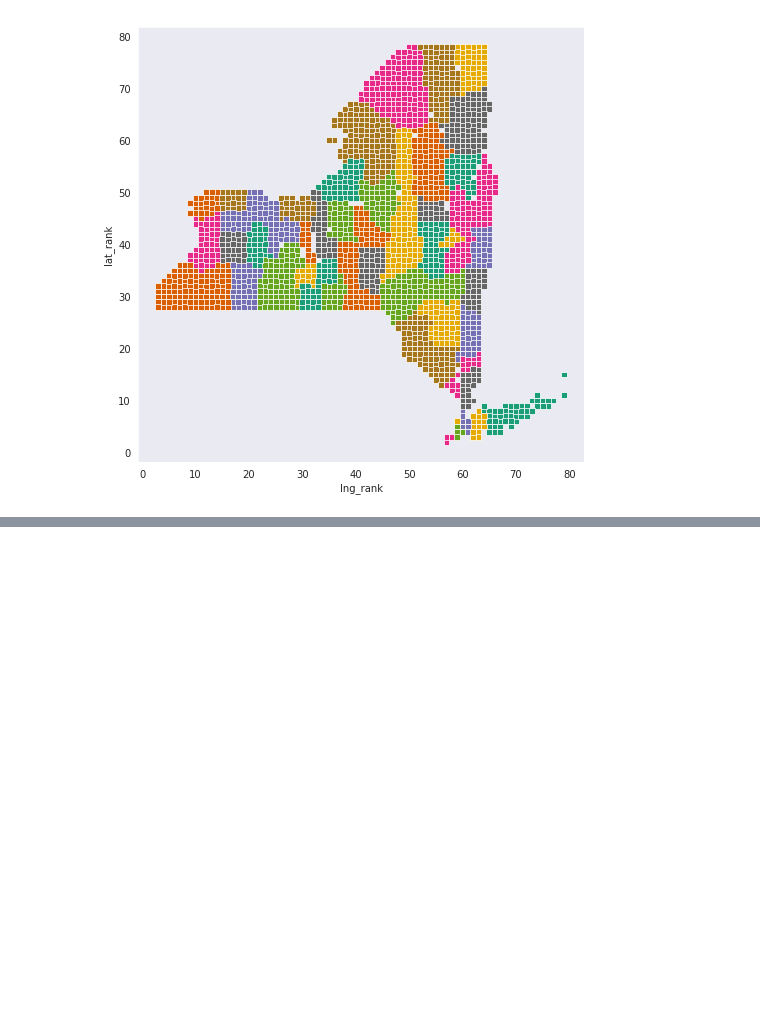
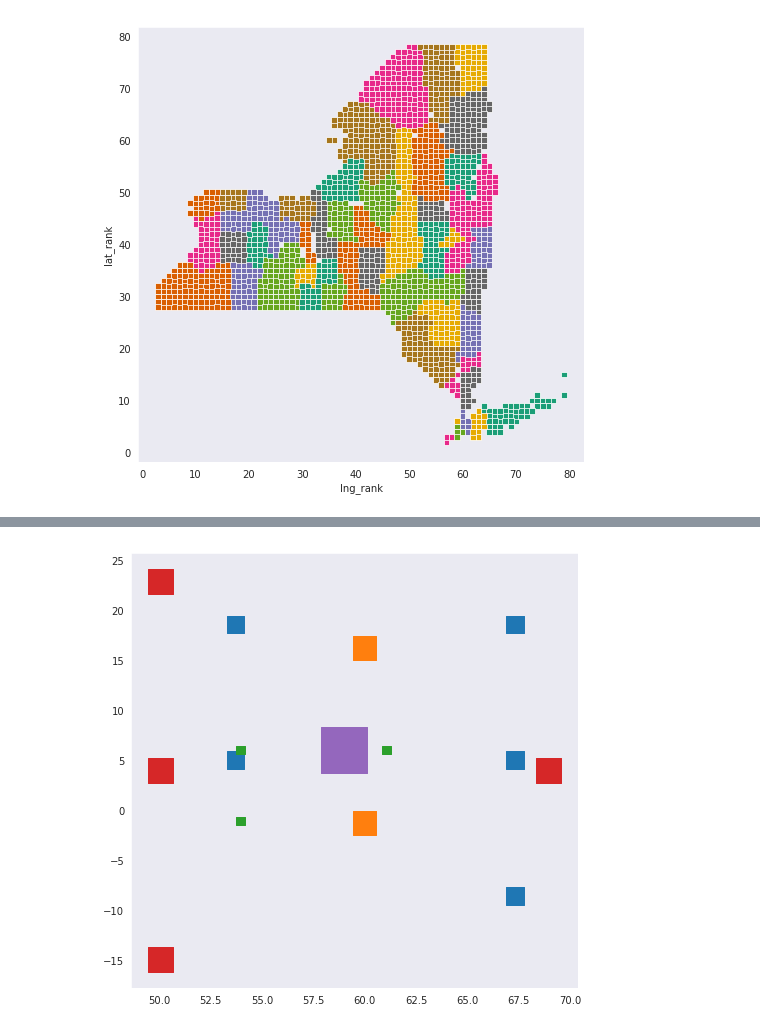
Before and after one commit to gautsi/gen-purpose-repo, a Jupyter notebook: maps/NYCountyShapes.ipynb, the cells around one changed output, grey strips where cells are left out. Cells and saved outputs as stored; diff of their text form; code cells hidden in the pictures; blank space fills up the shorter version.

```diff
--- a/maps/NYCountyShapes.ipynb
+++ b/maps/NYCountyShapes.ipynb
@@ -65,0 +113,3 @@ ax.legend_.remove()
+# %%
+ny_map_county_shapes["mult"] = ny_map_county_shapes.pre_mult / ny_map_county_shapes.num_squares
+ny_map_county_shapes["sqrt_mult"] = ny_map_county_shapes.mult.map(lambda x: np.sqrt(x))
@@ -65,0 +125,5 @@ ax.legend_.remove()
+# %%
+for i in ["lng", "lat"]:
+    ny_map_county_shapes["scaled_{}_rank".format(i)] = ny_map_county_shapes.apply(
+        lambda x: x["{}_rank".format(i)] + x["sqrt_mult"] * (x["{}_rank".format(i)] - x["mid_{}_rank".format(i)]),
+        axis = 1)
@@ -65,0 +140,2 @@ ax.legend_.remove()
+# %%
+ny_map_county_shapes["sqrt_mult_int"] = ny_map_county_shapes.sqrt_mult.astype("int")
@@ -65,0 +154,17 @@ ax.legend_.remove()
+# %%
+def ny_scatter(df):
+    fig, ax = plt.subplots(figsize = (8, 8))
+    for county in df.county_name.unique():
+        county_df = df[df.county_name == county]
+        ax.scatter(
+            y = county_df.scaled_lat_rank,
+            x = county_df.scaled_lng_rank,
+            s = county_df.mult * 2,
+            marker = "s",
+            label = county)
+    # ax.legend(loc = 9, bbox_to_anchor = (0.5,0))
+    return fig
+# %%
+fig = ny_scatter(ny_map_county_shapes[ny_map_county_shapes.nyc])
+# %% [output]
+[figure, added]
```
Also changed, not shown: parts of 21 cells of this notebook, 1 other file.
